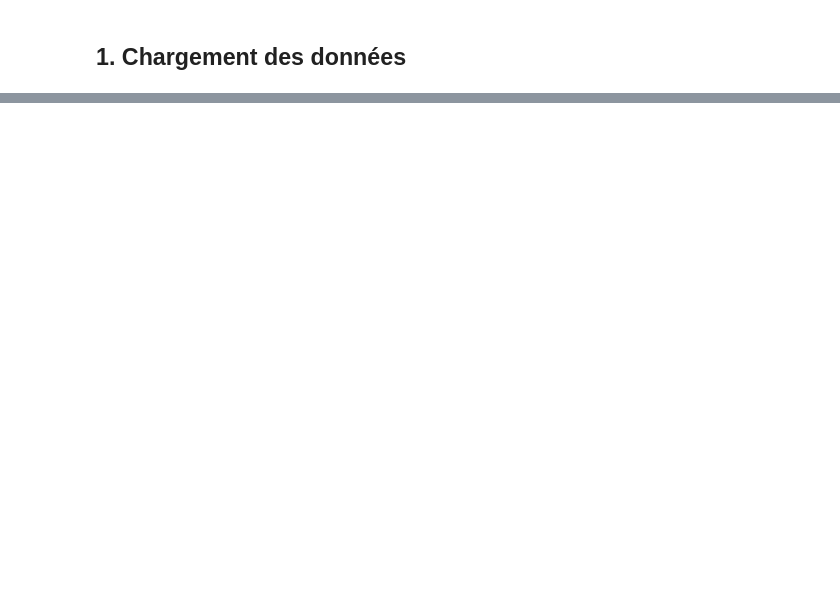
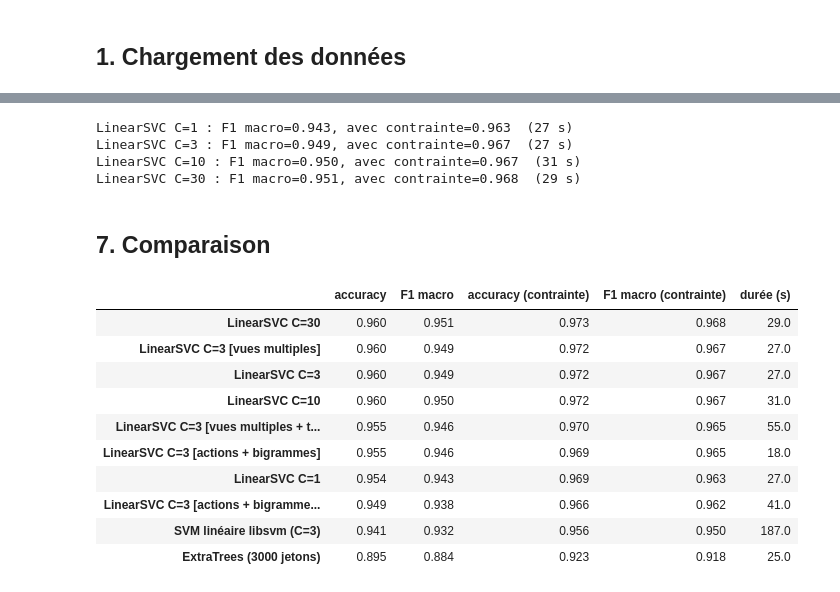
Before and after one commit to anastber/qui-utilise-mon-appli, a Jupyter notebook: 3_tfidf_modeles.ipynb, the cells around one changed output, grey strips where cells are left out. Drawn from its saved outputs; the diff is of its cells as text; code cells hidden in the pictures; blank space fills up the shorter version.

```diff
--- a/3_tfidf_modeles.ipynb
+++ b/3_tfidf_modeles.ipynb
@@ -326,0 +170,37 @@ prédictions modifiées par la contrainte : 5
+# %%
+from sklearn.base import clone
+from sklearn.metrics import accuracy_score, f1_score
+from sklearn.model_selection import StratifiedKFold
+
+skf = StratifiedKFold(n_splits=4, shuffle=True, random_state=0)
+nav_classe = train.groupby(y)["navigateur"].first().reindex(range(K)).to_numpy(dtype=object)
+documents = {"vues multiples": (docs_train, docs_test)}   # jeux de jetons, complétés en section 5
+modeles, resultats, scores_oof = {}, {}, {}
+
+def scores_classes(modele, docs):
+    """Score de chaque utilisateur : decision_function pour les SVM, probabilités pour les arbres."""
+    s = modele.decision_function(docs) if hasattr(modele, "decision_function") else modele.predict_proba(docs)
+    scores = np.full((len(docs), K), -np.inf)
+    scores[:, modele.classes_] = s
+    return scores
+
+def appliquer_contrainte(scores, navs):
+    compatibles = nav_classe[None, :] == np.asarray(navs, dtype=object)[:, None]
+    return np.where(compatibles, scores, -np.inf).argmax(axis=1)
+
+def evaluer(nom, modele, jetons="vues multiples"):
+    """Scores hors-pli sur le train ; F1 sans et avec contrainte enregistrés dans `resultats`."""
+    debut, docs = time.time(), documents[jetons][0]
+    scores = np.full((len(y), K), -np.inf)
+    for tr, va in skf.split(docs, y):
+        m = clone(modele).fit([docs[i] for i in tr], y[tr])
+        scores[va] = scores_classes(m, [docs[i] for i in va])
+    libre, contraint = scores.argmax(axis=1), appliquer_contrainte(scores, train["navigateur"])
+    modeles[nom], scores_oof[nom] = (modele, jetons), scores
+    resultats[nom] = {"accuracy": accuracy_score(y, libre), "F1 macro": f1_score(y, libre, average="macro"),
+                      "accuracy (contrainte)": accuracy_score(y, contraint),
+                      "F1 macro (contrainte)": f1_score(y, contraint, average="macro"),
+                      "durée (s)": time.time() - debut}
+    r = resultats[nom]
+    print(f"{nom} : F1 macro={r['F1 macro']:.3f}, avec contrainte={r['F1 macro (contrainte)']:.3f}  "
+          f"({r['durée (s)']:.0f} s)")
@@ -326,0 +257,25 @@ prédictions modifiées par la contrainte : 5
+# %%
+for C in (1, 3, 10, 30):
+    evaluer(f"LinearSVC C={C}", make_pipeline(vectoriseur(), LinearSVC(C=C)))
+# %% [output]
+LinearSVC C=1 : F1 macro=0.943, avec contrainte=0.963  (27 s)
+LinearSVC C=3 : F1 macro=0.949, avec contrainte=0.967  (27 s)
+LinearSVC C=10 : F1 macro=0.950, avec contrainte=0.967  (31 s)
+LinearSVC C=30 : F1 macro=0.951, avec contrainte=0.968  (29 s)
+# %% [markdown]
+## 7. Comparaison
+# %%
+tableau = pd.DataFrame(resultats).T.sort_values("F1 macro (contrainte)", ascending=False)
+tableau.round(3).round({"durée (s)": 0})
+# %% [output]
+|  | accuracy | F1 macro | accuracy (contrainte) | F1 macro (contrainte) | durée (s) |
+| LinearSVC C=30 | 0.960 | 0.951 | 0.973 | 0.968 | 29.0 |
+| LinearSVC C=3 [vues multiples] | 0.960 | 0.949 | 0.972 | 0.967 | 27.0 |
+| LinearSVC C=3 | 0.960 | 0.949 | 0.972 | 0.967 | 27.0 |
+| LinearSVC C=10 | 0.960 | 0.950 | 0.972 | 0.967 | 31.0 |
+| LinearSVC C=3 [vues multiples + t... | 0.955 | 0.946 | 0.970 | 0.965 | 55.0 |
+| LinearSVC C=3 [actions + bigrammes] | 0.955 | 0.946 | 0.969 | 0.965 | 18.0 |
+| LinearSVC C=1 | 0.954 | 0.943 | 0.969 | 0.963 | 27.0 |
+| LinearSVC C=3 [actions + bigramme... | 0.949 | 0.938 | 0.966 | 0.962 | 41.0 |
+| SVM linéaire libsvm (C=3) | 0.941 | 0.932 | 0.956 | 0.950 | 187.0 |
+| ExtraTrees (3000 jetons) | 0.895 | 0.884 | 0.923 | 0.918 | 25.0 |
```
Also changed, not shown: parts of 70 cells of this notebook, 2 other files.
